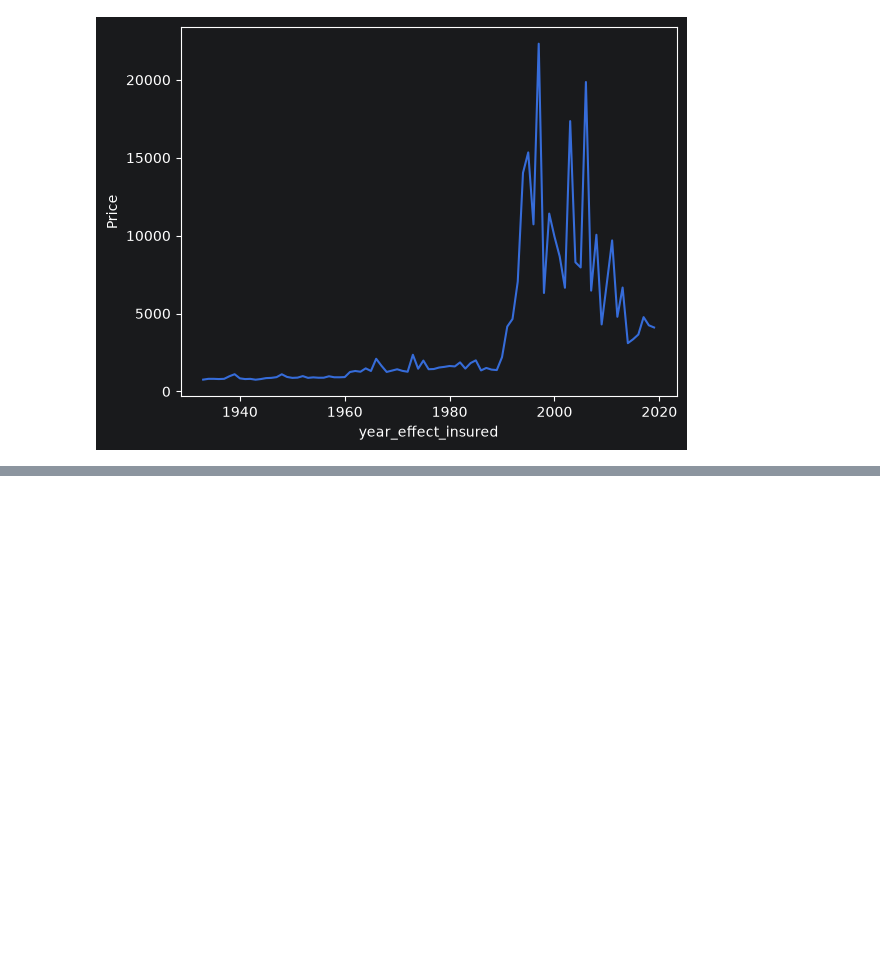
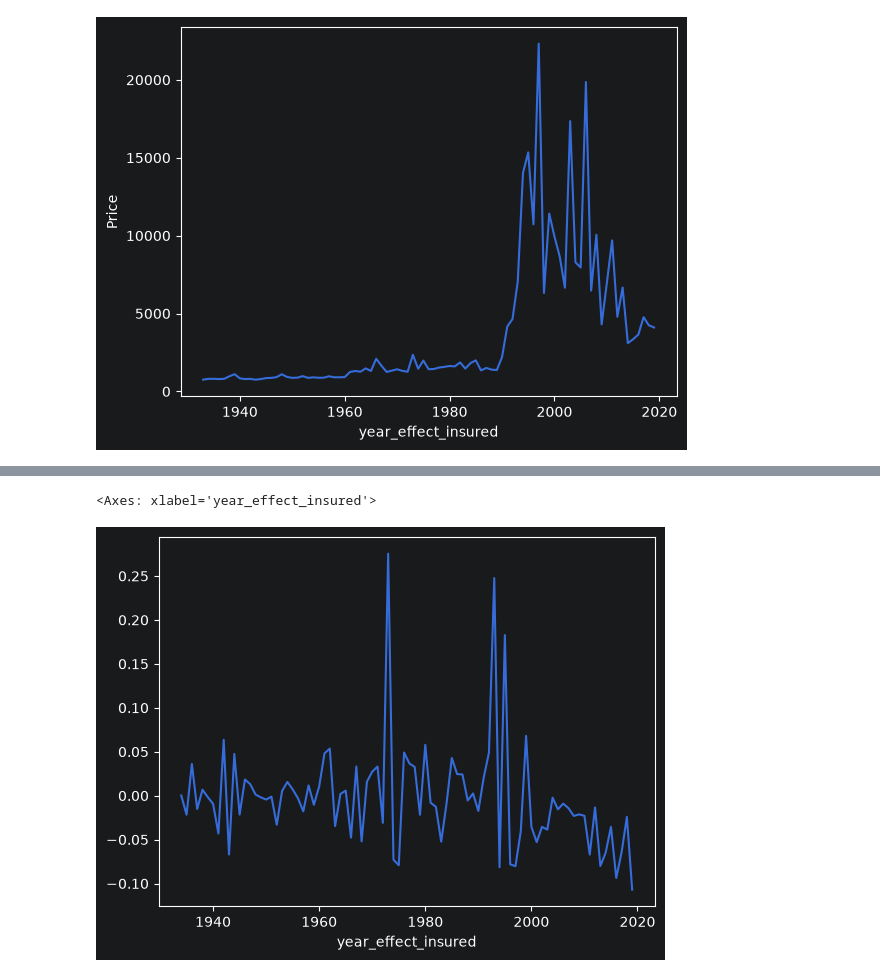
Before and after one commit to Affan279/Customer-Churn-Prediction, a Jupyter notebook: notebooks/01_eda.ipynb, the cells around one changed output, grey strips where cells are left out. Saved outputs shown, nothing was run; the diff lists cells and outputs as text; code cells hidden in the pictures; blank space fills up the shorter version.

```diff
--- a/notebooks/01_eda.ipynb
+++ b/notebooks/01_eda.ipynb
@@ -567,3 +567,15 @@ plt.ylabel("Price")
 # %% [output]
 Text(0, 0.5, 'Price')
 [figure]
+# %%
+yearly_avg = (
+    insu_df.groupby("year_effect_insured")["premium"]
+    .mean()
+)
+
+yoy = yearly_avg.pct_change()
+
+insu_df["previous_year_yoy"] = (
+    insu_df["year_effect_insured"]
+    .map(yoy.shift(1))
+)
@@ -569,0 +599,5 @@ Text(0, 0.5, 'Price')
+# %%
+yoy.plot()
+# %% [output]
+<Axes: xlabel='year_effect_insured'>
+[figure, added]
```
Also changed, not shown: parts of 2 cells of this notebook, 4 other files.
